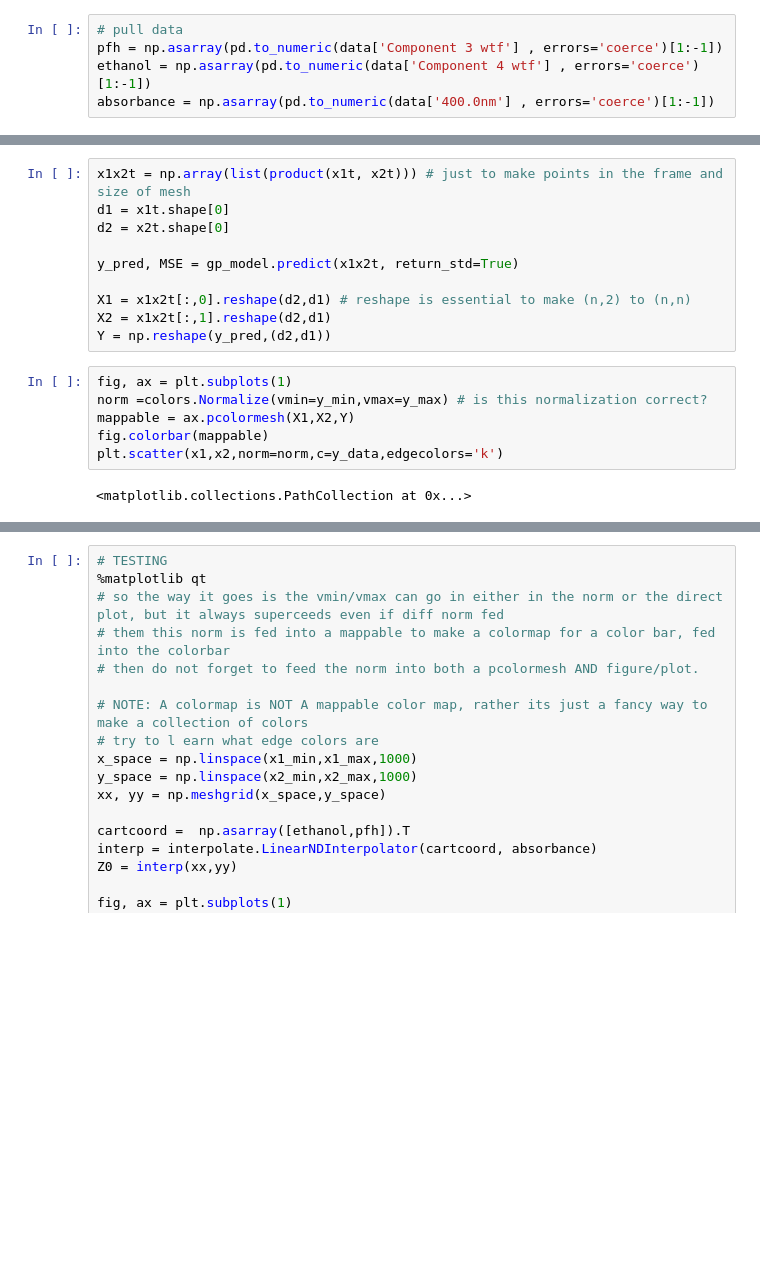
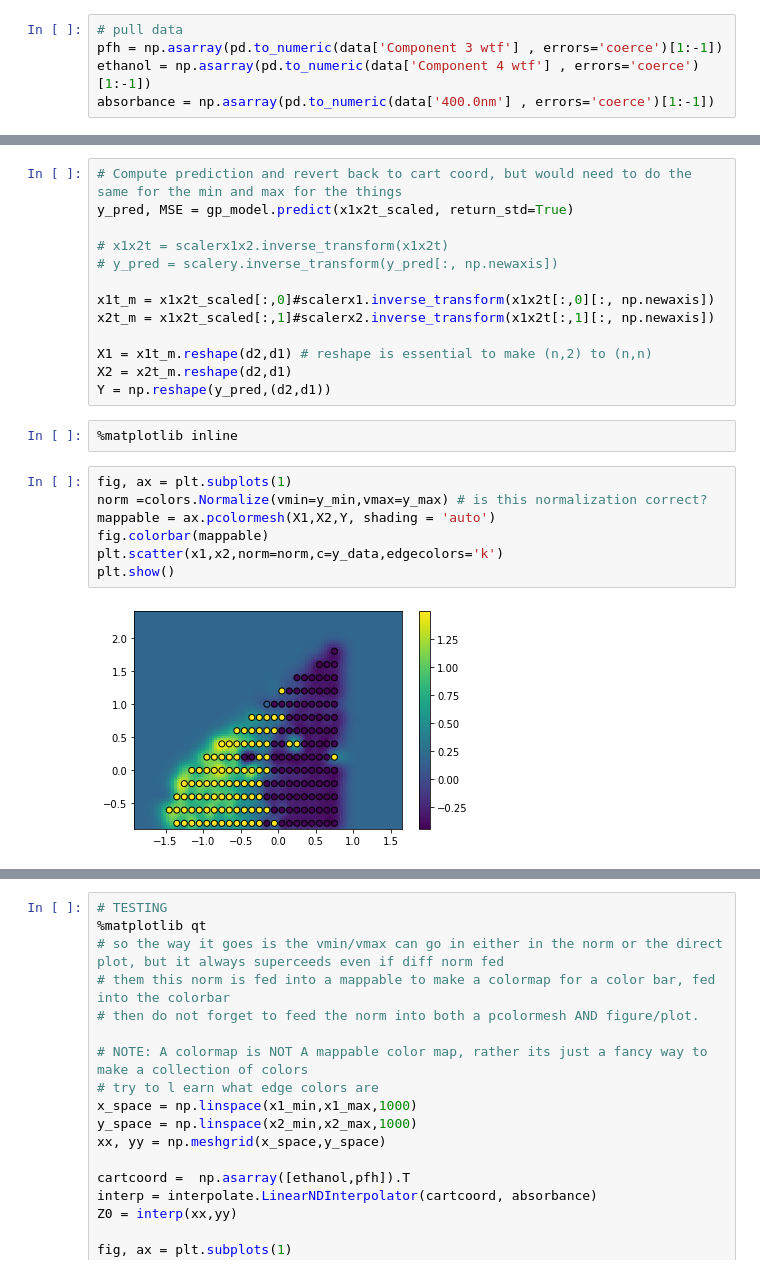
Before and after one commit to pozzo-research-group/OT2Protocols, a Jupyter notebook: ot2protocol/Ouzo_OT2_Sampling/GP 4.ipynb, the cells around one changed output, grey strips where cells are left out. Drawn from its saved outputs; the diff is of its cells as text; blank space fills up the shorter version.

```diff
--- a/ot2protocol/Ouzo_OT2_Sampling/GP 4.ipynb
+++ b/ot2protocol/Ouzo_OT2_Sampling/GP 4.ipynb
@@ -51,18 +127,24 @@ GaussianProcessRegressor(alpha=0.075, kernel=1**2 * RBF(length_scale=1),
 # %%
-x1x2t = np.array(list(product(x1t, x2t))) # just to make points in the frame and size of mesh
-d1 = x1t.shape[0]
-d2 = x2t.shape[0]
+# Compute prediction and revert back to cart coord, but would need to do the same for the min and max for the things
+y_pred, MSE = gp_model.predict(x1x2t_scaled, return_std=True)
 
-y_pred, MSE = gp_model.predict(x1x2t, return_std=True)
+# x1x2t = scalerx1x2.inverse_transform(x1x2t)
+# y_pred = scalery.inverse_transform(y_pred[:, np.newaxis])
 
-X1 = x1x2t[:,0].reshape(d2,d1) # reshape is essential to make (n,2) to (n,n)
-X2 = x1x2t[:,1].reshape(d2,d1)
+x1t_m = x1x2t_scaled[:,0]#scalerx1.inverse_transform(x1x2t[:,0][:, np.newaxis])
+x2t_m = x1x2t_scaled[:,1]#scalerx2.inverse_transform(x1x2t[:,1][:, np.newaxis])
+
+X1 = x1t_m.reshape(d2,d1) # reshape is essential to make (n,2) to (n,n)
+X2 = x2t_m.reshape(d2,d1)
 Y = np.reshape(y_pred,(d2,d1))
+# %%
+%matplotlib inline
 # %%
 fig, ax = plt.subplots(1)
 norm =colors.Normalize(vmin=y_min,vmax=y_max) # is this normalization correct?
-mappable = ax.pcolormesh(X1,X2,Y)
+mappable = ax.pcolormesh(X1,X2,Y, shading = 'auto')
 fig.colorbar(mappable)
 plt.scatter(x1,x2,norm=norm,c=y_data,edgecolors='k')
+plt.show()
 # %% [output]
-<matplotlib.collections.PathCollection at 0x...>
+[figure, added]
```
Also changed, not shown: parts of 14 cells of this notebook, 9 other files.
